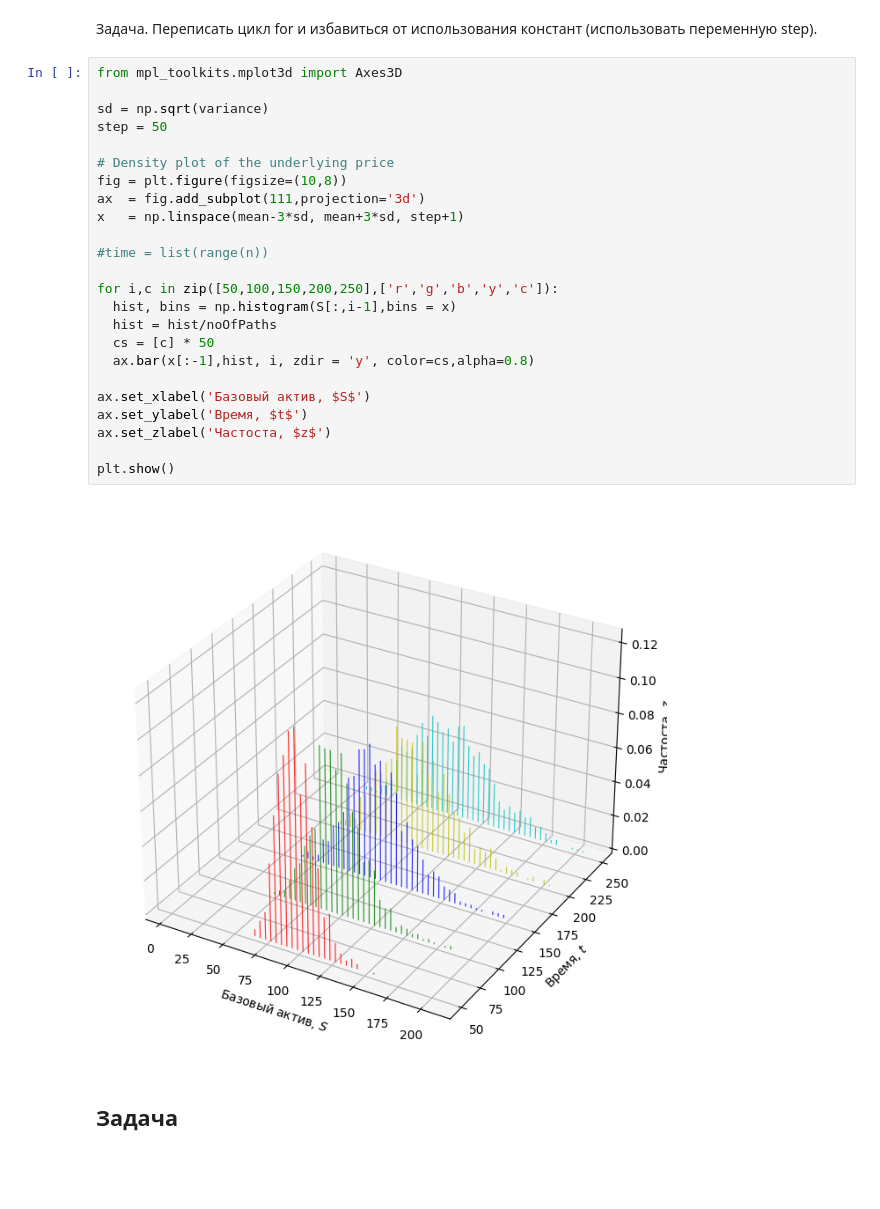
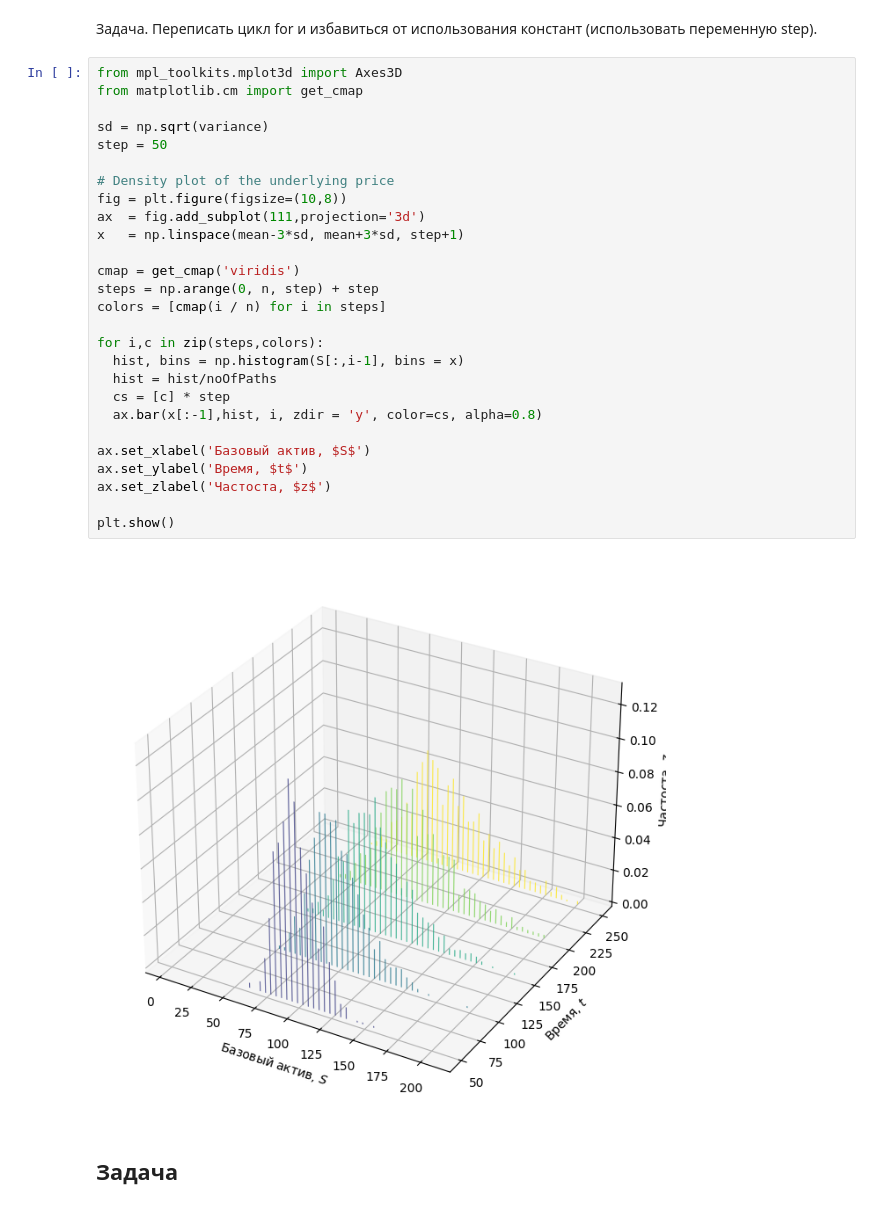
Before and after one commit to Kasymkhankhubiyev/Sirius-Uni, a Jupyter notebook: HybridFinancialInstruments/lab_2c_GSFP.ipynb, the cells around one changed output. Cells and saved outputs as stored; diff of their text form; blank space fills up the shorter version.

```diff
--- a/HybridFinancialInstruments/lab_2c_GSFP.ipynb
+++ b/HybridFinancialInstruments/lab_2c_GSFP.ipynb
@@ -200,30 +269,33 @@ plt.show()
 Задача. Переписать цикл for и избавиться от использования констант (использовать переменную step).
 # %%
 from mpl_toolkits.mplot3d import Axes3D
+from matplotlib.cm import get_cmap
 
 sd = np.sqrt(variance)
 step = 50
 
 # Density plot of the underlying price
 fig = plt.figure(figsize=(10,8))
 ax  = fig.add_subplot(111,projection='3d')
 x   = np.linspace(mean-3*sd, mean+3*sd, step+1)
 
-#time = list(range(n))
+cmap = get_cmap('viridis')
+steps = np.arange(0, n, step) + step
+colors = [cmap(i / n) for i in steps]
 
-for i,c in zip([50,100,150,200,250],['r','g','b','y','c']):
-  hist, bins = np.histogram(S[:,i-1],bins = x)
+for i,c in zip(steps,colors):
+  hist, bins = np.histogram(S[:,i-1], bins = x)
   hist = hist/noOfPaths
-  cs = [c] * 50
-  ax.bar(x[:-1],hist, i, zdir = 'y', color=cs,alpha=0.8)
+  cs = [c] * step
+  ax.bar(x[:-1],hist, i, zdir = 'y', color=cs, alpha=0.8)
 
 ax.set_xlabel('Базовый актив, $S$')
 ax.set_ylabel('Время, $t$')
 ax.set_zlabel('Частоста, $z$')
 
 plt.show()
 # %% [output]
-[figure, old version]
+[figure, new version]
 # %% [markdown]
 ## Задача
 # %% [markdown]
```
Also changed, not shown: parts of 9 cells of this notebook.
